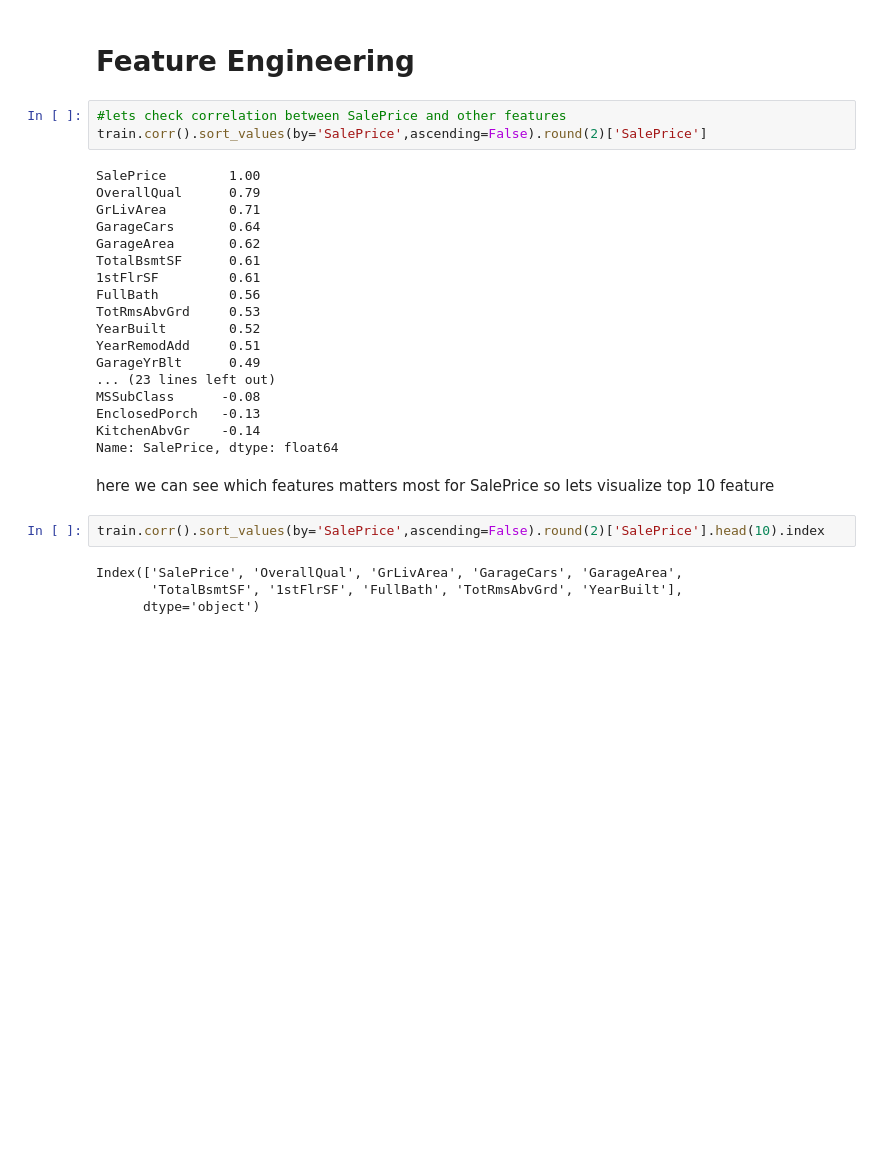
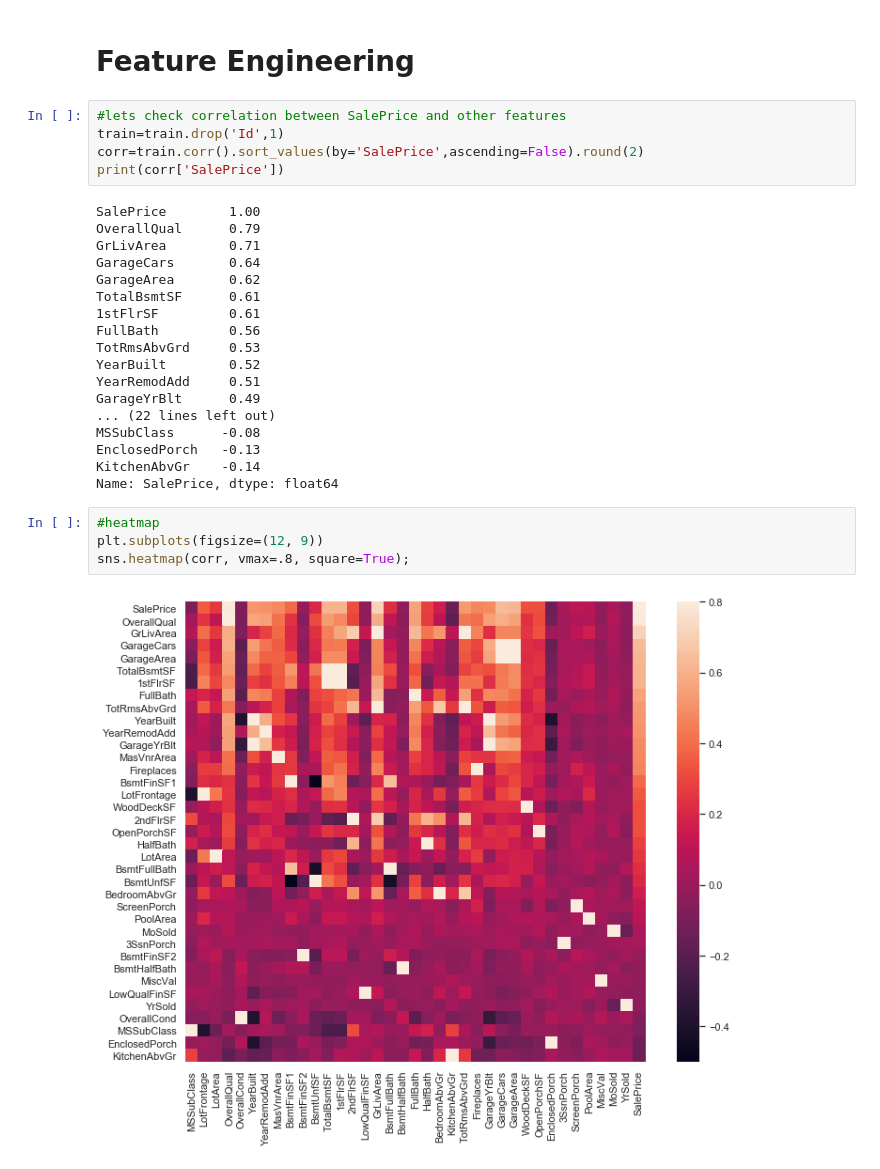
Before and after one commit to vishalvanpariya/HousePrice-Prediction-Kaggle, a Jupyter notebook: house-price-prediction-kaggle-competition.ipynb, the cells around one changed output. Drawn from its saved outputs; the diff is of its cells as text; blank space fills up the shorter version.

```diff
--- a/house-price-prediction-kaggle-competition.ipynb
+++ b/house-price-prediction-kaggle-competition.ipynb
@@ -173,7 +170,9 @@ Series([], dtype: int64)
 # Feature Engineering
 # %%
 #lets check correlation between SalePrice and other features
-train.corr().sort_values(by='SalePrice',ascending=False).round(2)['SalePrice']
+train=train.drop('Id',1)
+corr=train.corr().sort_values(by='SalePrice',ascending=False).round(2)
+print(corr['SalePrice'])
 # %% [output]
 SalePrice        1.00
 OverallQual      0.79
@@ -187,17 +186,14 @@ TotRmsAbvGrd     0.53
 YearBuilt        0.52
 YearRemodAdd     0.51
 GarageYrBlt      0.49
-... (23 lines left out)
+... (22 lines left out)
 MSSubClass      -0.08
 EnclosedPorch   -0.13
 KitchenAbvGr    -0.14
 Name: SalePrice, dtype: float64
-# %% [markdown]
-here we can see which features matters most for SalePrice
-so lets visualize top 10 feature
-# %%
-train.corr().sort_values(by='SalePrice',ascending=False).round(2)['SalePrice'].head(10).index
-# %% [output]
-Index(['SalePrice', 'OverallQual', 'GrLivArea', 'GarageCars', 'GarageArea',
-       'TotalBsmtSF', '1stFlrSF', 'FullBath', 'TotRmsAbvGrd', 'YearBuilt'],
-      dtype='object')
+# %%
+#heatmap
+plt.subplots(figsize=(12, 9))
+sns.heatmap(corr, vmax=.8, square=True);
+# %% [output]
+[figure, added]
```
Also changed, not shown: parts of 8 cells of this notebook.
